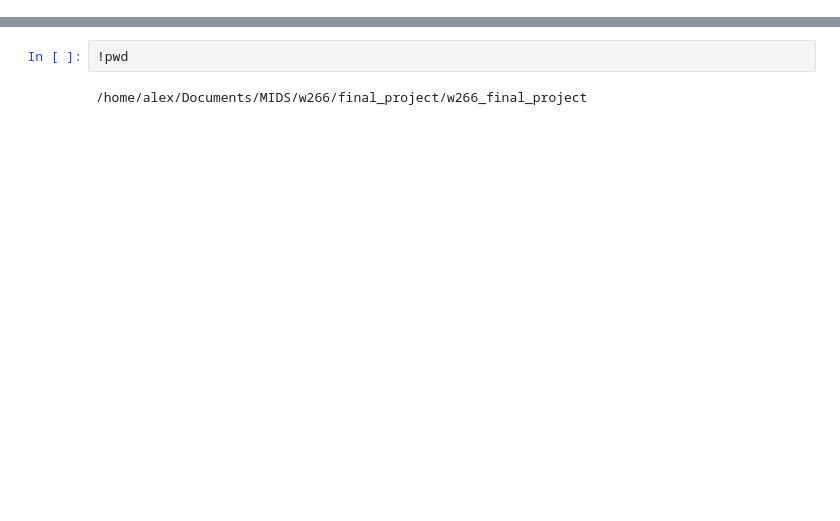
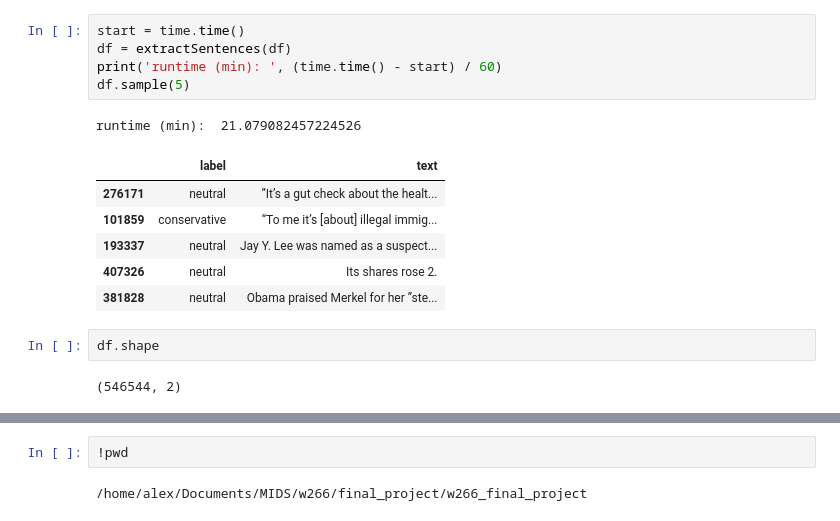
Before and after one commit to alexdauenhauer/Political-Bias-Detection, a Jupyter notebook: all-the-news.ipynb, the cells around one changed output, grey strips where cells are left out. Saved outputs shown, nothing was run; the diff lists cells and outputs as text; blank space fills up the shorter version.

```diff
--- a/all-the-news.ipynb
+++ b/all-the-news.ipynb
@@ -11,0 +371,17 @@ True
+# %%
+start = time.time()
+df = extractSentences(df)
+print('runtime (min): ', (time.time() - start) / 60)
+df.sample(5)
+# %% [output]
+runtime (min):  21.079082457224526
+|  | label | text |
+| 276171 | neutral | ”It’s a gut check about the healt... |
+| 101859 | conservative | “To me it’s [about] illegal immig... |
+| 193337 | neutral | Jay Y. Lee was named as a suspect... |
+| 407326 | neutral | Its shares rose 2. |
+| 381828 | neutral | Obama praised Merkel for her ”ste... |
+# %%
+df.shape
+# %% [output]
+(546544, 2)
```
Also changed, not shown: parts of 50 cells of this notebook, 1 other file.
